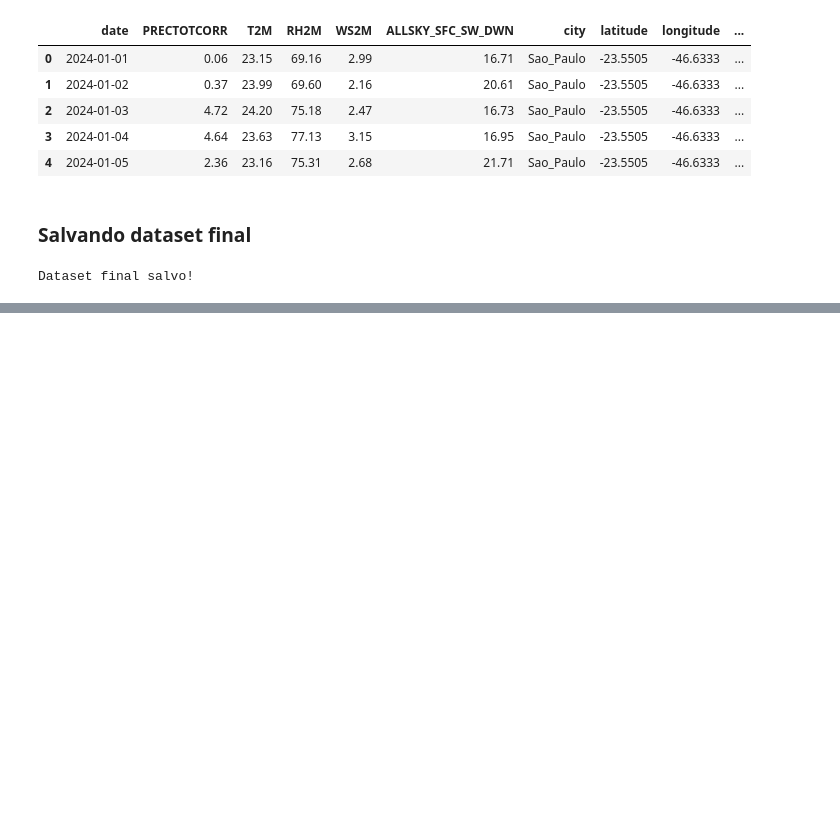
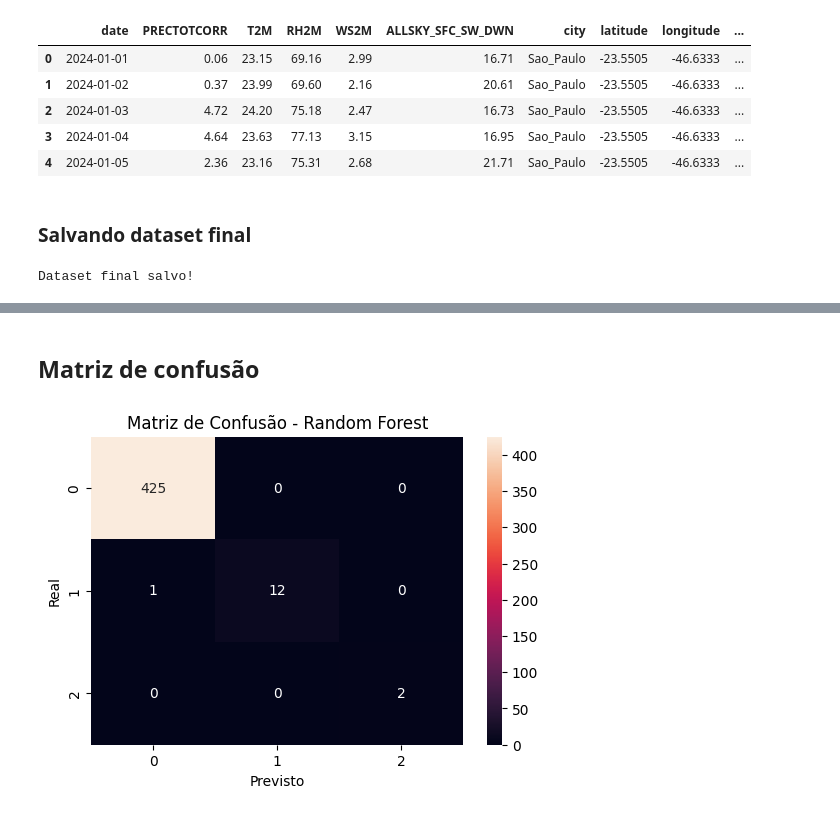
Before and after one commit to letyresina/SentinelSOS-GenAI, a Jupyter notebook: SentinelSOS.ipynb, the cells around one changed output, grey strips where cells are left out. Cells and saved outputs as stored; diff of their text form; code cells hidden in the pictures; blank space fills up the shorter version.

```diff
--- a/SentinelSOS.ipynb
+++ b/SentinelSOS.ipynb
@@ -388,0 +404,2 @@ Dataset final salvo!
+# %%
+target = "risk_level"
@@ -388,0 +415,8 @@ Dataset final salvo!
+# %%
+X_train, X_test, y_train, y_test = train_test_split(
+    X,
+    y,
+    test_size=0.2,
+    random_state=42,
+    stratify=y
+)
@@ -388,0 +434,11 @@ Dataset final salvo!
+# %%
+# Treinando o modelo
+rf_model = RandomForestClassifier(
+    n_estimators=200,
+    random_state=42
+)
+
+rf_model.fit(
+    X_train,
+    y_train
+)
@@ -388,0 +447,5 @@ Dataset final salvo!
+# %%
+# Previsões
+rf_predictions = rf_model.predict(
+    X_test
+)
@@ -388,0 +563,2 @@ Dataset final salvo!
+# %% [markdown]
+## Matriz de confusão
@@ -388,0 +570,21 @@ Dataset final salvo!
+# %%
+cm_rf = confusion_matrix(
+    y_test,
+    rf_predictions
+)
+
+plt.figure(figsize=(6,4))
+
+sns.heatmap(
+    cm_rf,
+    annot=True,
+    fmt="d"
+)
+
+plt.title("Matriz de Confusão - Random Forest")
+plt.xlabel("Previsto")
+plt.ylabel("Real")
+
+plt.show()
+# %% [output]
+[figure, added]
```
Also changed, not shown: parts of 38 cells of this notebook.
